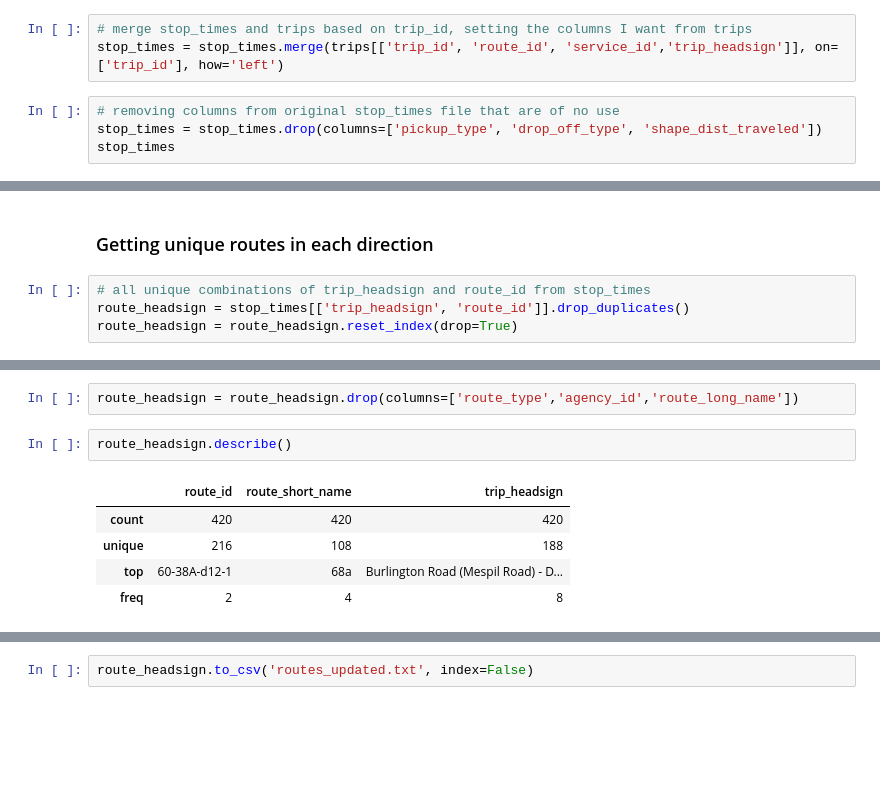
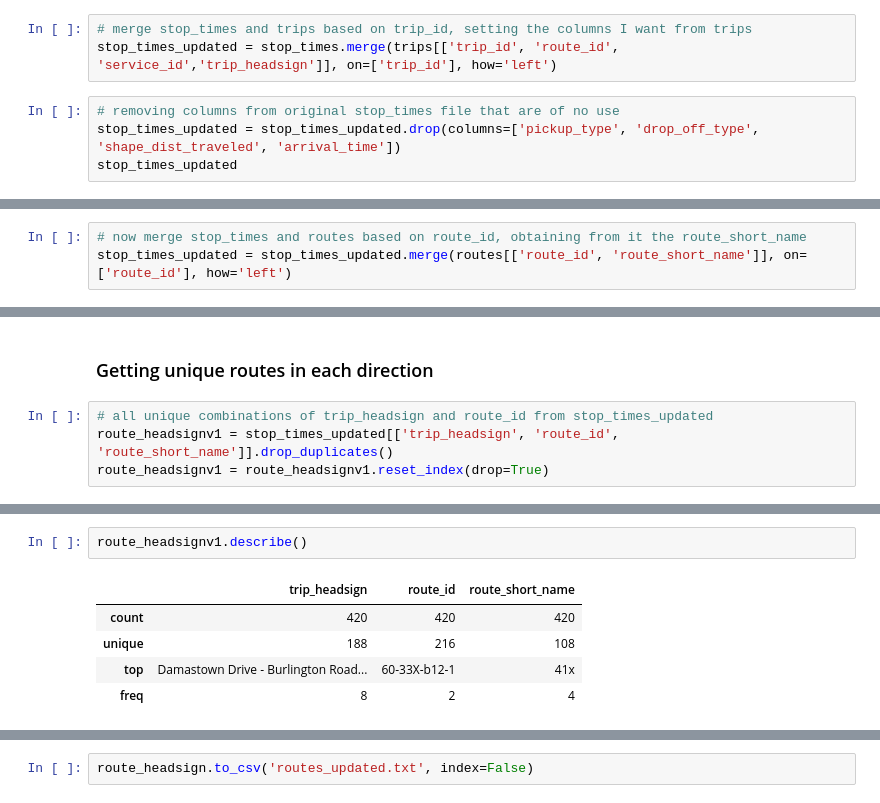
Before and after one commit to kevinobrien97/comp47360_SummerGroupProject, a Jupyter notebook: database/GTFSExploration.ipynb, the cells around one changed output, grey strips where cells are left out. Drawn from its saved outputs; the diff is of its cells as text; blank space fills up the shorter version.

```diff
--- a/database/GTFSExploration.ipynb
+++ b/database/GTFSExploration.ipynb
@@ -205,9 +236,9 @@ transfers
 ### Updating the stop_times file
 # %%
 # merge stop_times and trips based on trip_id, setting the columns I want from trips
-stop_times = stop_times.merge(trips[['trip_id', 'route_id', 'service_id','trip_headsign']], on=['trip_id'], how='left')
+stop_times_updated = stop_times.merge(trips[['trip_id', 'route_id', 'service_id','trip_headsign']], on=['trip_id'], how='left')
 # %%
 # removing columns from original stop_times file that are of no use
-stop_times = stop_times.drop(columns=['pickup_type', 'drop_off_type', 'shape_dist_traveled'])
-stop_times
+stop_times_updated = stop_times_updated.drop(columns=['pickup_type', 'drop_off_type', 'shape_dist_traveled', 'arrival_time'])
+stop_times_updated
 # %% [output]
@@ -226,0 +258,3 @@ stop_times
+# %%
+# now merge stop_times and routes based on route_id, obtaining from it the route_short_name
+stop_times_updated = stop_times_updated.merge(routes[['route_id', 'route_short_name']], on=['route_id'], how='left')
@@ -236,7 +307,7 @@ stop_times.to_csv('stop_times_updated.txt', index=False)
 # %% [markdown]
 ### Getting unique routes in each direction
 # %%
-# all unique combinations of trip_headsign and route_id from stop_times
-route_headsign = stop_times[['trip_headsign', 'route_id']].drop_duplicates()
-route_headsign = route_headsign.reset_index(drop=True)
+# all unique combinations of trip_headsign and route_id from stop_times_updated
+route_headsignv1 = stop_times_updated[['trip_headsign', 'route_id', 'route_short_name']].drop_duplicates()
+route_headsignv1 = route_headsignv1.reset_index(drop=True)
 # %%
@@ -296,10 +329,8 @@ route_headsign
-# %%
-route_headsign = route_headsign.drop(columns=['route_type','agency_id','route_long_name'])
 # %%
-route_headsign.describe()
+route_headsignv1.describe()
 # %% [output]
-|  | route_id | route_short_name | trip_headsign |
+|  | trip_headsign | route_id | route_short_name |
 | count | 420 | 420 | 420 |
-| unique | 216 | 108 | 188 |
-| top | 60-38A-d12-1 | 68a | Burlington Road (Mespil Road) - D... |
-| freq | 2 | 4 | 8 |
+| unique | 188 | 216 | 108 |
+| top | Damastown Drive - Burlington Road... | 60-33X-b12-1 | 41x |
+| freq | 8 | 2 | 4 |
```
Also changed, not shown: parts of 34 cells of this notebook, 1 other file.
